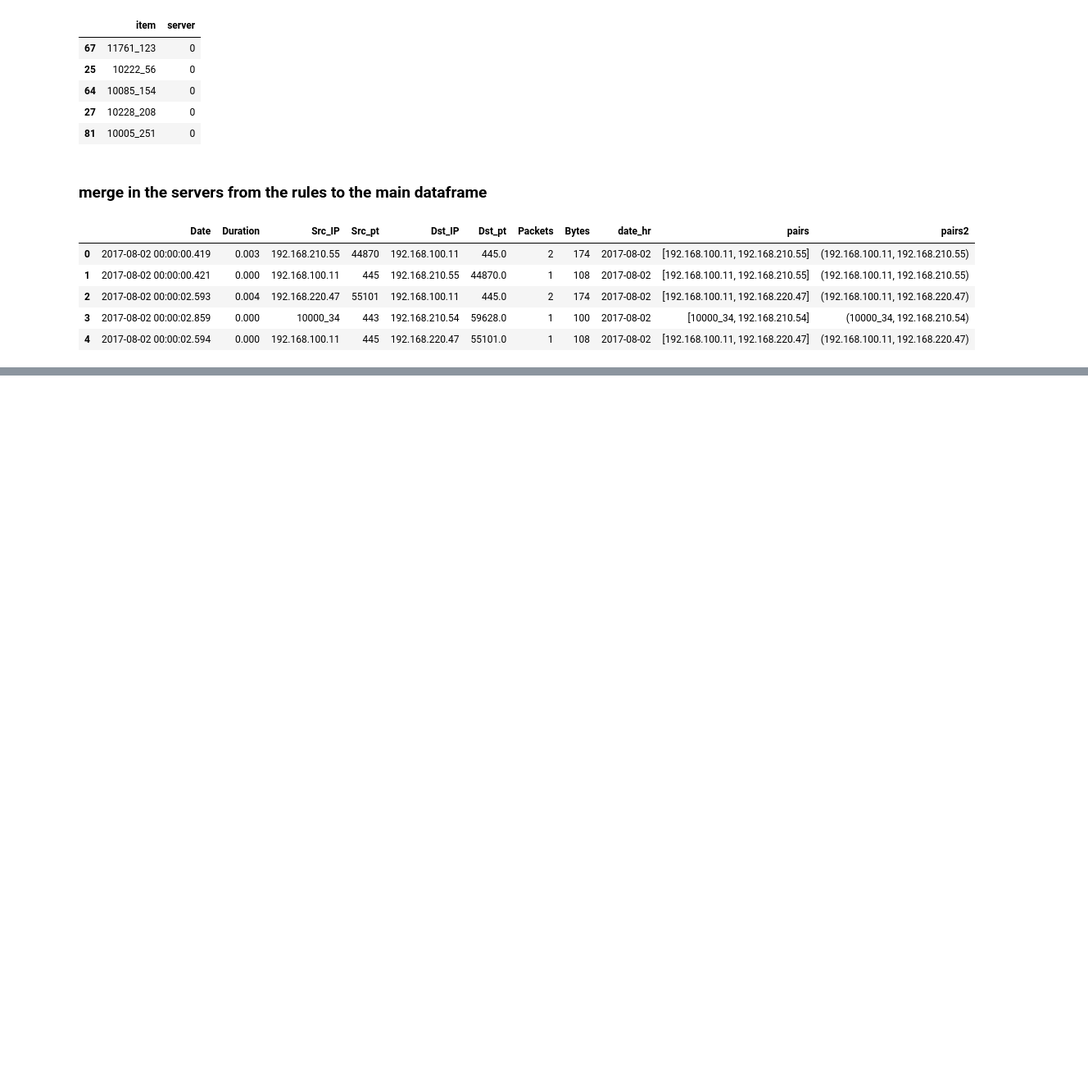
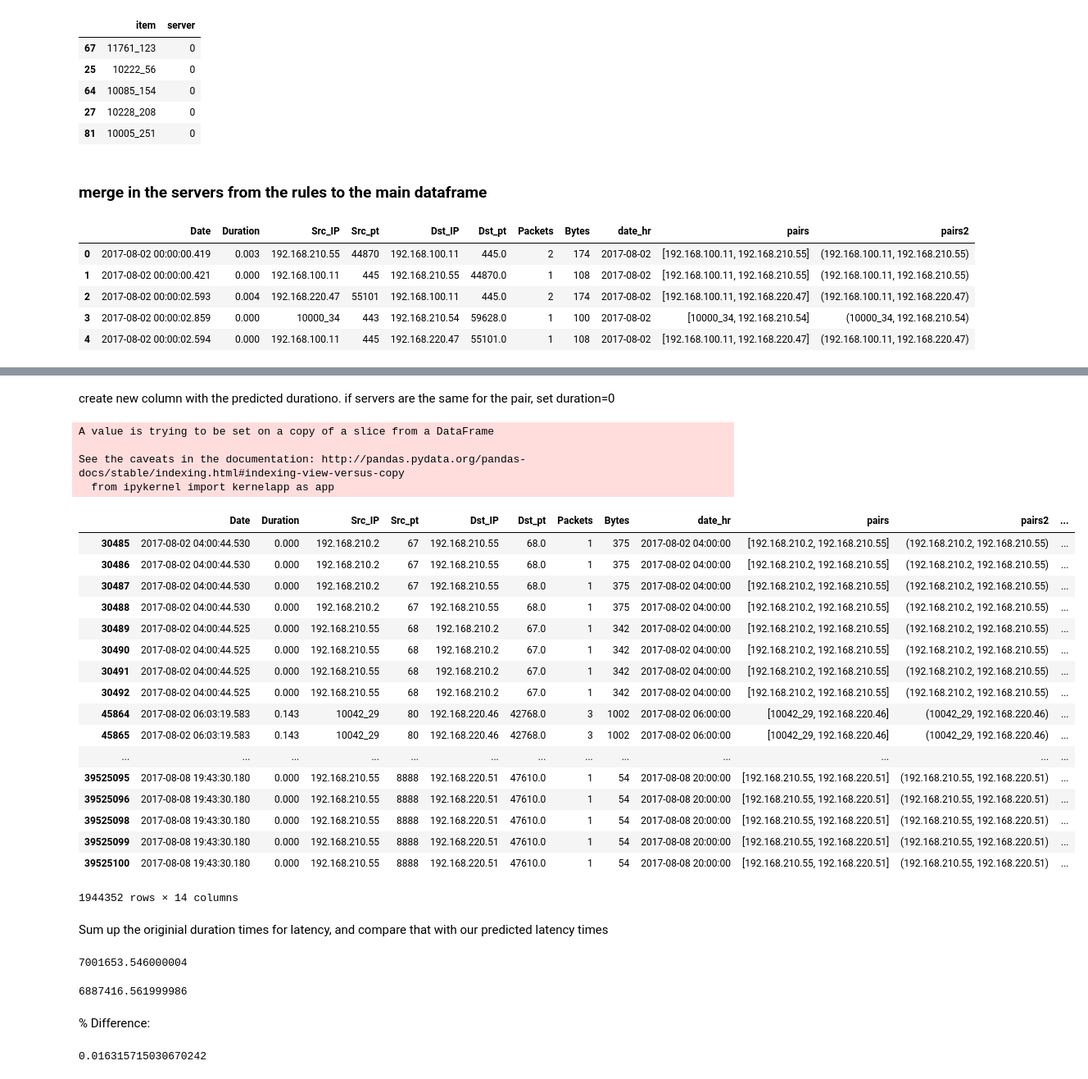
Before and after one commit to nrb75/Manifold, a Jupyter notebook: association_generator.ipynb, the cells around one changed output, grey strips where cells are left out. Shown at 82% size. Saved outputs shown, nothing was run; the diff lists cells and outputs as text; code cells hidden in the pictures; blank space fills up the shorter version.

Commit message:
servers and random times

```diff
--- a/association_generator.ipynb
+++ b/association_generator.ipynb
@@ -292,0 +272,2 @@ False
+# %%
+df2=df2.rename(columns = {'server':'server_Dst'})
@@ -292,0 +281,50 @@ False
+# %%
+df2=df2.drop(['item_y', 'item_x'], axis=1)
+# %% [markdown]
+create new column with the predicted durationo. if servers are the same for the pair, set duration=0
+# %%
+df2['duration_pred']=df2['Duration']
+df2['duration_pred'][df2['server_Src']==df2['server_Dst']]=0
+# %% [output]
+A value is trying to be set on a copy of a slice from a DataFrame
+
+See the caveats in the documentation: http://pandas.pydata.org/pandas-docs/stable/indexing.html#indexing-view-versus-copy
+  from ipykernel import kernelapp as app
+# %%
+#want to check that we do indeed have matching servers for the rules we created
+df2[df2['server_Src']==df2['server_Dst']]
+# %% [output]
+|  | Date | Duration | Src_IP | Src_pt | Dst_IP | Dst_pt | Packets | Bytes | date_hr | pairs | pairs2 | ... |
+| 30485 | 2017-08-02 04:00:44.530 | 0.000 | 192.168.210.2 | 67 | 192.168.210.55 | 68.0 | 1 | 375 | 2017-08-02 04:00:00 | [192.168.210.2, 192.168.210.55] | (192.168.210.2, 192.168.210.55) | ... |
+| 30486 | 2017-08-02 04:00:44.530 | 0.000 | 192.168.210.2 | 67 | 192.168.210.55 | 68.0 | 1 | 375 | 2017-08-02 04:00:00 | [192.168.210.2, 192.168.210.55] | (192.168.210.2, 192.168.210.55) | ... |
+| 30487 | 2017-08-02 04:00:44.530 | 0.000 | 192.168.210.2 | 67 | 192.168.210.55 | 68.0 | 1 | 375 | 2017-08-02 04:00:00 | [192.168.210.2, 192.168.210.55] | (192.168.210.2, 192.168.210.55) | ... |
+| 30488 | 2017-08-02 04:00:44.530 | 0.000 | 192.168.210.2 | 67 | 192.168.210.55 | 68.0 | 1 | 375 | 2017-08-02 04:00:00 | [192.168.210.2, 192.168.210.55] | (192.168.210.2, 192.168.210.55) | ... |
+| 30489 | 2017-08-02 04:00:44.525 | 0.000 | 192.168.210.55 | 68 | 192.168.210.2 | 67.0 | 1 | 342 | 2017-08-02 04:00:00 | [192.168.210.2, 192.168.210.55] | (192.168.210.2, 192.168.210.55) | ... |
+| 30490 | 2017-08-02 04:00:44.525 | 0.000 | 192.168.210.55 | 68 | 192.168.210.2 | 67.0 | 1 | 342 | 2017-08-02 04:00:00 | [192.168.210.2, 192.168.210.55] | (192.168.210.2, 192.168.210.55) | ... |
+| 30491 | 2017-08-02 04:00:44.525 | 0.000 | 192.168.210.55 | 68 | 192.168.210.2 | 67.0 | 1 | 342 | 2017-08-02 04:00:00 | [192.168.210.2, 192.168.210.55] | (192.168.210.2, 192.168.210.55) | ... |
+| 30492 | 2017-08-02 04:00:44.525 | 0.000 | 192.168.210.55 | 68 | 192.168.210.2 | 67.0 | 1 | 342 | 2017-08-02 04:00:00 | [192.168.210.2, 192.168.210.55] | (192.168.210.2, 192.168.210.55) | ... |
+| 45864 | 2017-08-02 06:03:19.583 | 0.143 | 10042_29 | 80 | 192.168.220.46 | 42768.0 | 3 | 1002 | 2017-08-02 06:00:00 | [10042_29, 192.168.220.46] | (10042_29, 192.168.220.46) | ... |
+| 45865 | 2017-08-02 06:03:19.583 | 0.143 | 10042_29 | 80 | 192.168.220.46 | 42768.0 | 3 | 1002 | 2017-08-02 06:00:00 | [10042_29, 192.168.220.46] | (10042_29, 192.168.220.46) | ... |
+| ... | ... | ... | ... | ... | ... | ... | ... | ... | ... | ... | ... | ... |
+| 39525095 | 2017-08-08 19:43:30.180 | 0.000 | 192.168.210.55 | 8888 | 192.168.220.51 | 47610.0 | 1 | 54 | 2017-08-08 20:00:00 | [192.168.210.55, 192.168.220.51] | (192.168.210.55, 192.168.220.51) | ... |
+| 39525096 | 2017-08-08 19:43:30.180 | 0.000 | 192.168.210.55 | 8888 | 192.168.220.51 | 47610.0 | 1 | 54 | 2017-08-08 20:00:00 | [192.168.210.55, 192.168.220.51] | (192.168.210.55, 192.168.220.51) | ... |
+| 39525098 | 2017-08-08 19:43:30.180 | 0.000 | 192.168.210.55 | 8888 | 192.168.220.51 | 47610.0 | 1 | 54 | 2017-08-08 20:00:00 | [192.168.210.55, 192.168.220.51] | (192.168.210.55, 192.168.220.51) | ... |
+| 39525099 | 2017-08-08 19:43:30.180 | 0.000 | 192.168.210.55 | 8888 | 192.168.220.51 | 47610.0 | 1 | 54 | 2017-08-08 20:00:00 | [192.168.210.55, 192.168.220.51] | (192.168.210.55, 192.168.220.51) | ... |
+| 39525100 | 2017-08-08 19:43:30.180 | 0.000 | 192.168.210.55 | 8888 | 192.168.220.51 | 47610.0 | 1 | 54 | 2017-08-08 20:00:00 | [192.168.210.55, 192.168.220.51] | (192.168.210.55, 192.168.220.51) | ... |
+1944352 rows × 14 columns
+# %% [markdown]
+Sum up the originial duration times for latency, and compare that with our predicted latency times
+# %%
+df2['Duration'].sum()
+# %% [output]
+7001653.546000004
+# %%
+df2['duration_pred'].sum()
+# %% [output]
+6887416.561999986
+# %% [markdown]
+% Difference:
+# %%
+(df2['Duration'].sum()- df2['duration_pred'].sum())/ df2['Duration'].sum()
+# %% [output]
+0.016315715030670242
```
Also changed, not shown: parts of 27 cells of this notebook.
